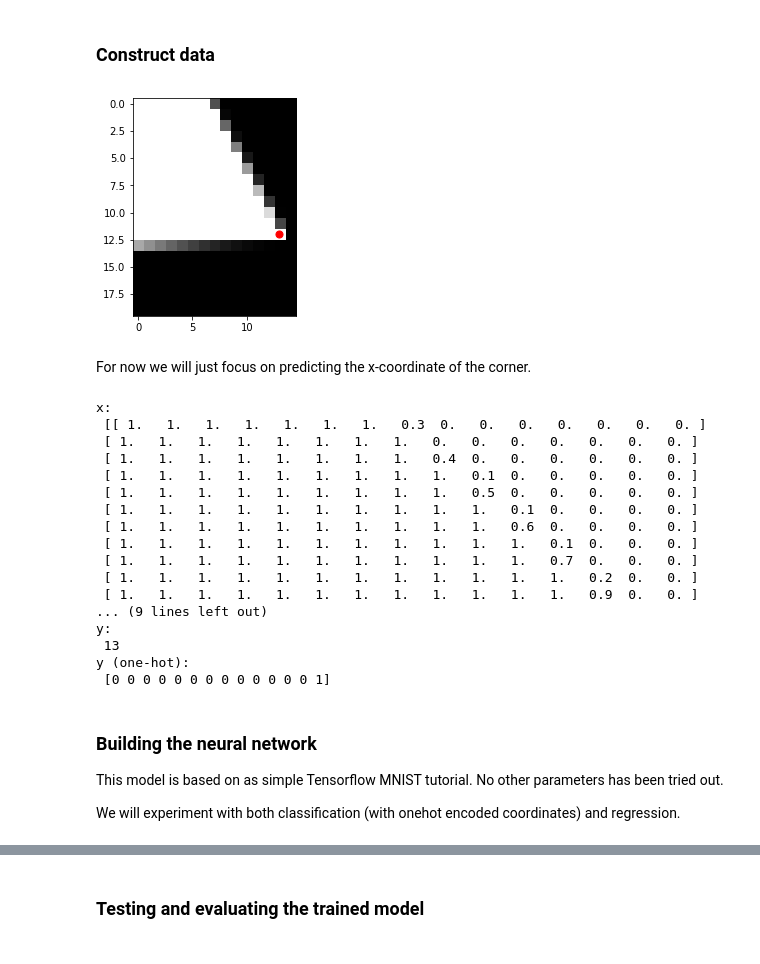
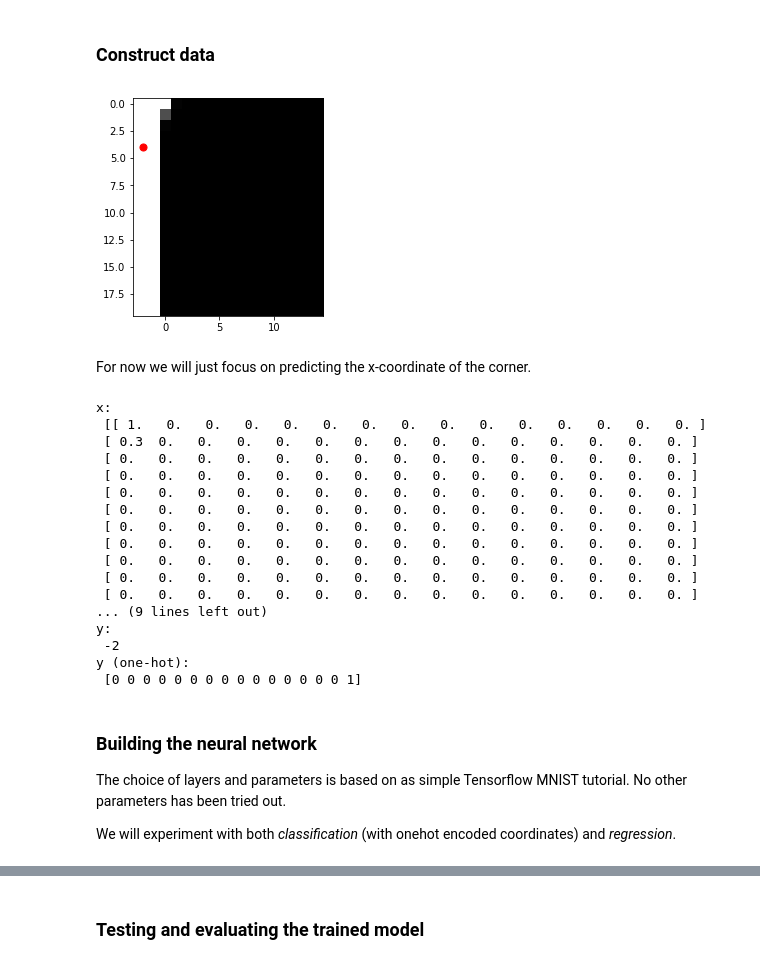
Before and after one commit to elgehelge/deep-synth-paper-cropper, a Jupyter notebook: prototype.ipynb, the cells around one changed output, grey strips where cells are left out. Cells and saved outputs as stored; diff of their text form; code cells hidden in the pictures.

Commit message:
Add 'no corner found'-class as possible output prediction

```diff
--- a/prototype.ipynb
+++ b/prototype.ipynb
@@ -31,13 +36,17 @@ IMAGE_HEIGHT = 20
 # %%
-img_gen = CornerImageGenerator(image_width=IMAGE_WIDTH, image_height=IMAGE_HEIGHT).generator()
+img_gen = CornerImageGenerator(
+    image_width=IMAGE_WIDTH,
+    image_height=IMAGE_HEIGHT,
+    allow_outside_distance=2,
+).generator()
 
 # How it works
 random_img, random_coord = next(img_gen)
 plt.imshow(random_img, cmap='gray')
 plt.scatter(random_coord[0], random_coord[1], s=50, c='red', marker='o')
 plt.show()
 # %% [output]
-[figure, old version]
+[figure, new version]
 # %% [markdown]
 For now we will just focus on predicting the x-coordinate of the corner.
 # %%
@@ -48,38 +57,44 @@ def flatten_and_normalize(image):
     flat_norm_img = flat_img / 255
     return flat_norm_img
 
-def coord_to_horisontal_onehot(max_width, coord):
-    assert 0 <= coord[0] and coord[0] <= max_width
+def coord_to_horisontal_onehot(img_width, coord):
+    # corner not found will be encoded as the last position in the one-hot array
     x_pos = coord[0]  # horisontal position of corner
-    one_hot = np.zeros(max_width, dtype=int)
-    one_hot[x_pos] = True
+    one_hot = np.zeros(img_width + 1, dtype=int)
+    if 0 <= coord[0] and coord[0] <= img_width - 1:
+        # inside image
+        one_hot[x_pos] = True
+    else:
+        # outside image
+        one_hot[-1] = True
     return one_hot
+
 
 # How it works (reshaping and rounding to make it look nice in the notebook)
 random_img_prep_x = flatten_and_normalize(random_img)
-random_img_prep_y = coord_to_horisontal_onehot(IMAGE_WIDTH-1, random_coord)
+random_img_prep_y = coord_to_horisontal_onehot(IMAGE_WIDTH, random_coord)
 assert random_img_prep_x.shape == (IMAGE_HEIGHT * IMAGE_WIDTH, )
 print('x:\n', random_img_prep_x.reshape(IMAGE_HEIGHT, IMAGE_WIDTH).round(1))
 print('y:\n', random_coord[0])
 print('y (one-hot):\n', random_img_prep_y)
 # %% [output]
 x:
- [[ 1.   1.   1.   1.   1.   1.   1.   0.3  0.   0.   0.   0.   0.   0.   0. ]
- [ 1.   1.   1.   1.   1.   1.   1.   1.   0.   0.   0.   0.   0.   0.   0. ]
- [ 1.   1.   1.   1.   1.   1.   1.   1.   0.4  0.   0.   0.   0.   0.   0. ]
- [ 1.   1.   1.   1.   1.   1.   1.   1.   1.   0.1  0.   0.   0.   0.   0. ]
- [ 1.   1.   1.   1.   1.   1.   1.   1.   1.   0.5  0.   0.   0.   0.   0. ]
- [ 1.   1.   1.   1.   1.   1.   1.   1.   1.   1.   0.1  0.   0.   0.   0. ]
- [ 1.   1.   1.   1.   1.   1.   1.   1.   1.   1.   0.6  0.   0.   0.   0. ]
- [ 1.   1.   1.   1.   1.   1.   1.   1.   1.   1.   1.   0.1  0.   0.   0. ]
- [ 1.   1.   1.   1.   1.   1.   1.   1.   1.   1.   1.   0.7  0.   0.   0. ]
- [ 1.   1.   1.   1.   1.   1.   1.   1.   1.   1.   1.   1.   0.2  0.   0. ]
- [ 1.   1.   1.   1.   1.   1.   1.   1.   1.   1.   1.   1.   0.9  0.   0. ]
+ [[ 1.   0.   0.   0.   0.   0.   0.   0.   0.   0.   0.   0.   0.   0.   0. ]
+ [ 0.3  0.   0.   0.   0.   0.   0.   0.   0.   0.   0.   0.   0.   0.   0. ]
+ [ 0.   0.   0.   0.   0.   0.   0.   0.   0.   0.   0.   0.   0.   0.   0. ]
+ [ 0.   0.   0.   0.   0.   0.   0.   0.   0.   0.   0.   0.   0.   0.   0. ]
+ [ 0.   0.   0.   0.   0.   0.   0.   0.   0.   0.   0.   0.   0.   0.   0. ]
+ [ 0.   0.   0.   0.   0.   0.   0.   0.   0.   0.   0.   0.   0.   0.   0. ]
+ [ 0.   0.   0.   0.   0.   0.   0.   0.   0.   0.   0.   0.   0.   0.   0. ]
+ [ 0.   0.   0.   0.   0.   0.   0.   0.   0.   0.   0.   0.   0.   0.   0. ]
+ [ 0.   0.   0.   0.   0.   0.   0.   0.   0.   0.   0.   0.   0.   0.   0. ]
+ [ 0.   0.   0.   0.   0.   0.   0.   0.   0.   0.   0.   0.   0.   0.   0. ]
+ [ 0.   0.   0.   0.   0.   0.   0.   0.   0.   0.   0.   0.   0.   0.   0. ]
 ... (9 lines left out)
 y:
- 13
+ -2
 y (one-hot):
- [0 0 0 0 0 0 0 0 0 0 0 0 0 1]
+ [0 0 0 0 0 0 0 0 0 0 0 0 0 0 0 1]
 # %%
 def generator_x_y():
     while True:
@@ -107,9 +122,9 @@ assert (next_batch[0].shape, next_batch[1].shape) == ((3, 300), (3, 15))
 # %% [markdown]
 ### Building the neural network
 
-This model is based on as simple Tensorflow MNIST tutorial. No other parameters has been tried out.
+The choice of layers and parameters is based on as simple Tensorflow MNIST tutorial. No other parameters has been tried out.
 
-We will experiment with both classification (with onehot encoded coordinates) and regression.
+We will experiment with both _classification_ (with onehot encoded coordinates) and _regression_.
 # %%
 # Use this toggle to switch between classification and regression
 
```
Also changed, not shown: parts of 11 cells of this notebook, 1 other file.
